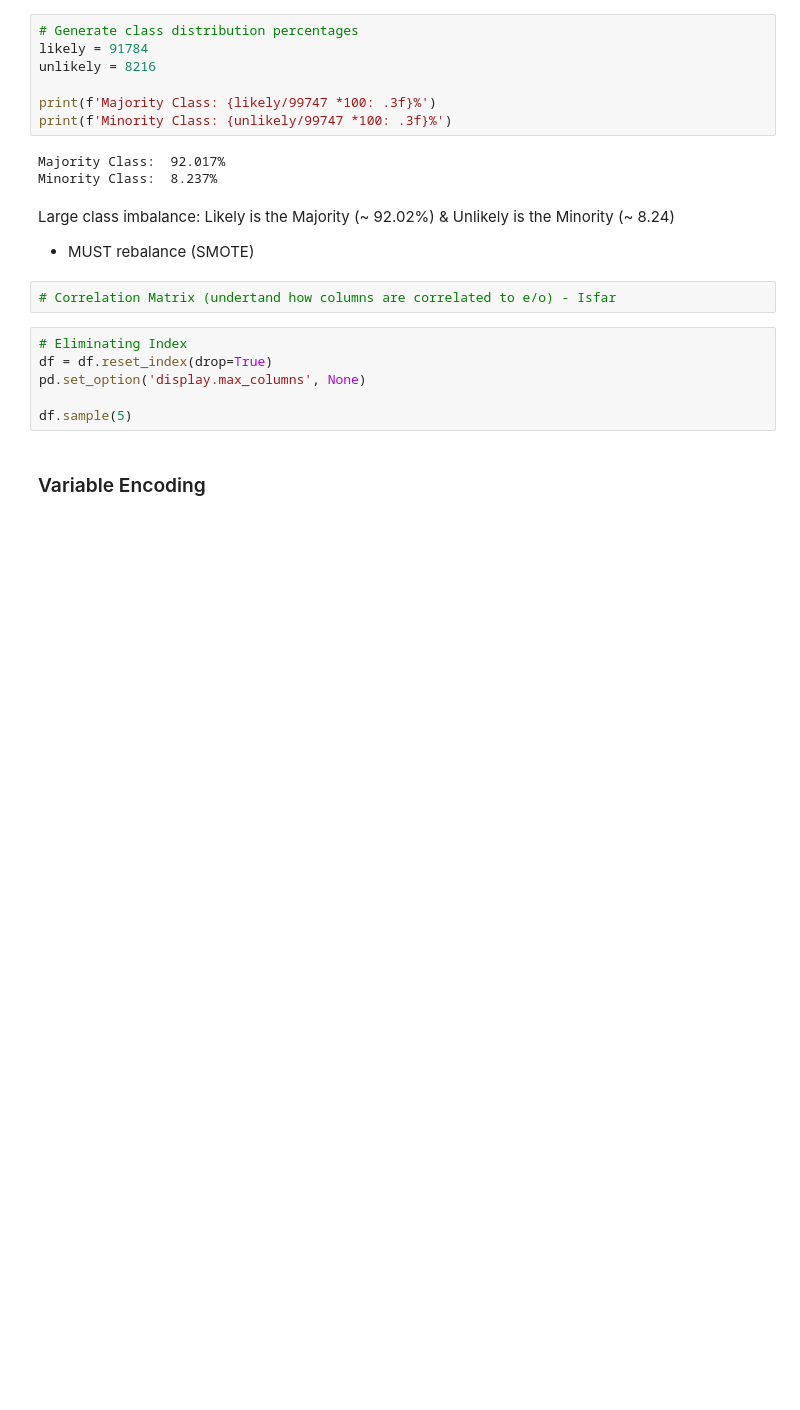
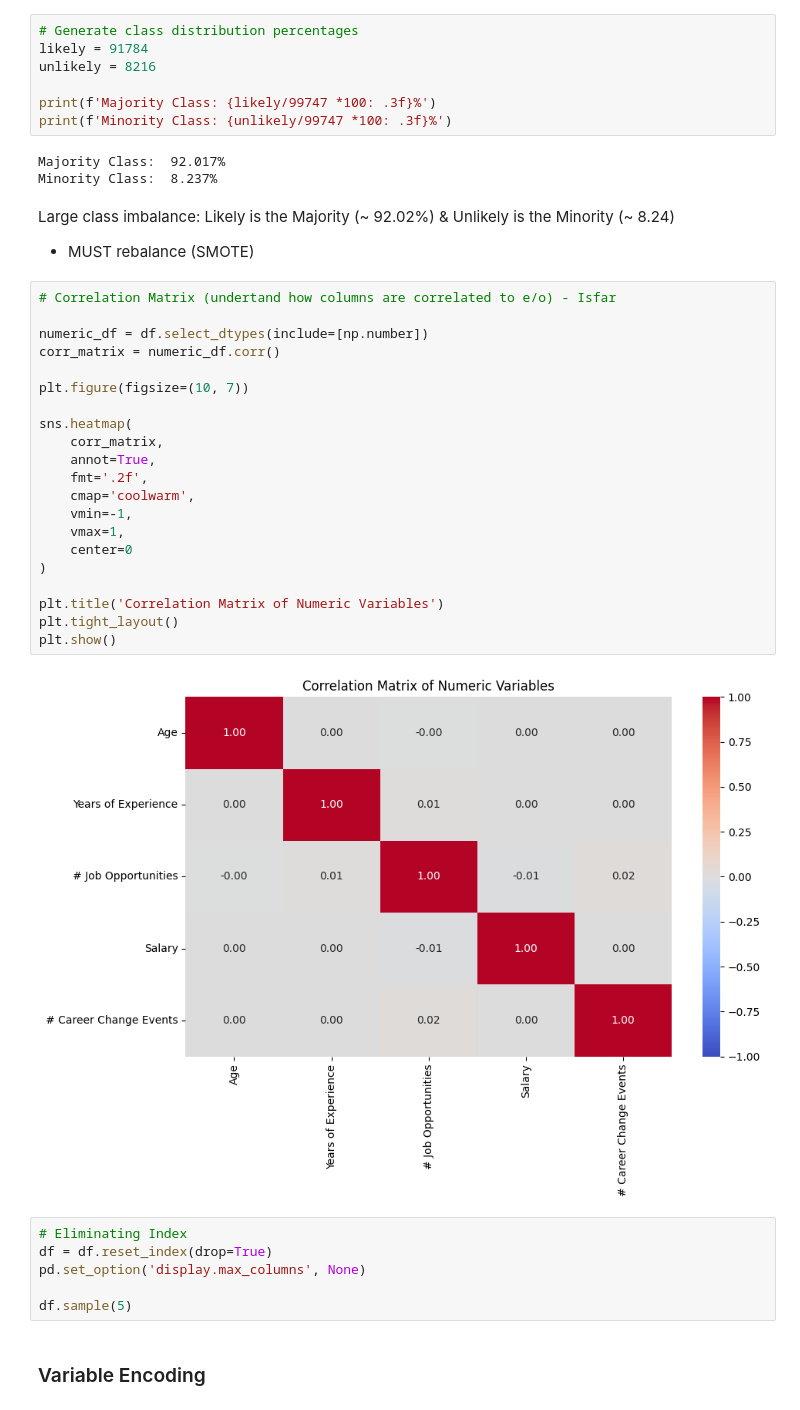
Before and after one commit to Natalie-Bojorquez/CIS3920Group4, a Jupyter notebook: CIS3920_Group4.ipynb, the cells around one changed output. Drawn from its saved outputs; the diff is of its cells as text; blank space fills up the shorter version.

```diff
--- a/CIS3920_Group4.ipynb
+++ b/CIS3920_Group4.ipynb
@@ -389,8 +402,29 @@ Minority Class:  8.237%
 # %% [markdown]
 Large class imbalance: Likely is the Majority (~ 92.02%) & Unlikely is the Minority (~ 8.24)
 - MUST rebalance (SMOTE)
-# %%
-# Correlation Matrix (undertand how columns are correlated to e/o) - Isfar
+# %%
+# Correlation Matrix (undertand how columns are correlated to e/o) - Isfar
+
+numeric_df = df.select_dtypes(include=[np.number])
+corr_matrix = numeric_df.corr()
+
+plt.figure(figsize=(10, 7))
+
+sns.heatmap(
+    corr_matrix,
+    annot=True,
+    fmt='.2f',
+    cmap='coolwarm',
+    vmin=-1,
+    vmax=1,
+    center=0
+)
+
+plt.title('Correlation Matrix of Numeric Variables')
+plt.tight_layout()
+plt.show()
+# %% [output]
+[figure, added]
 # %%
 # Eliminating Index
 df = df.reset_index(drop=True)
```
Also changed, not shown: parts of 7 cells of this notebook.
